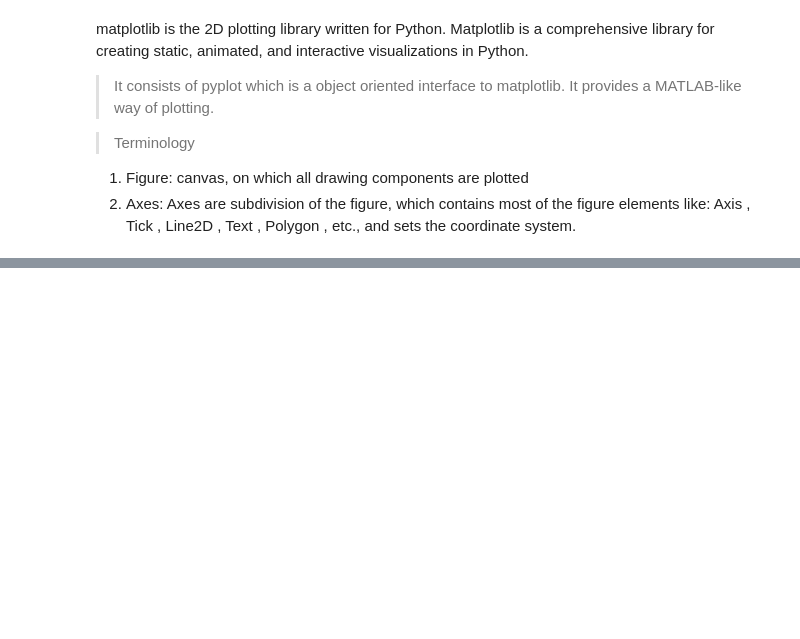
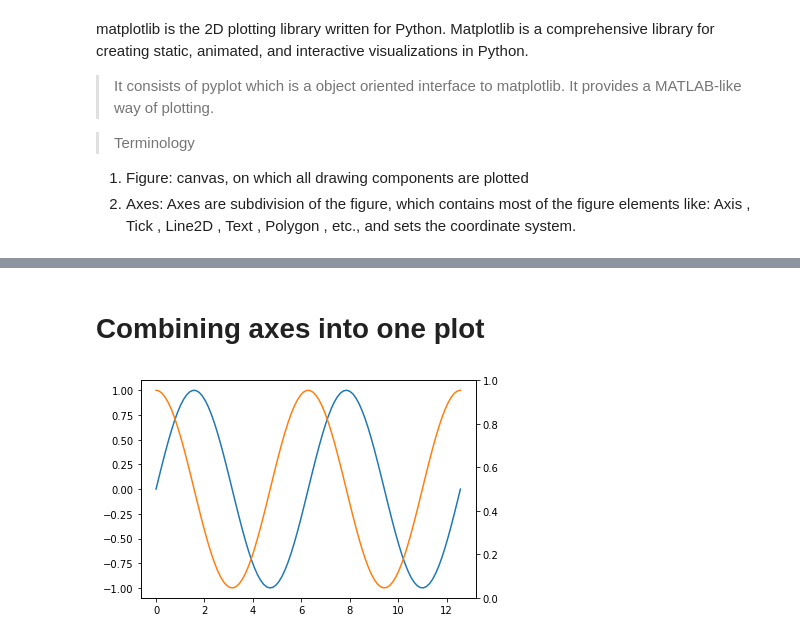
Before and after one commit to Rahul14237/python, a Jupyter notebook: learnings/matplotlib_learnings.ipynb, the cells around one changed output, grey strips where cells are left out. Cells and saved outputs as stored; diff of their text form; code cells hidden in the pictures; blank space fills up the shorter version.

```diff
--- a/learnings/matplotlib_learnings.ipynb
+++ b/learnings/matplotlib_learnings.ipynb
@@ -14,0 +40,23 @@ matplotlib is the 2D plotting library written for Python. Matplotlib is a compre
+# %% [markdown]
+# Combining axes into one plot
+# %%
+import numpy as np
+import matplotlib.pyplot as plt
+
+# Create the figure and two axes
+fig, ax1 = plt.subplots(1, 1)
+ax2 = ax1.twinx() # sharing x-axis of both axes
+
+# Create a plot of y = sinx(x) on the first axes
+x1 = np.linspace(0, 4 * np.pi, 100)
+y1 = np.sin(x1)
+ax1.plot(x1, y1)
+# Create a plot of y = cos(x) on the second axes
+x2 = np.linspace(0, 4 * np.pi, 100)
+y2 = np.cos(x1)
+ax1.plot(x2, y2)
+
+# Save the figure
+plt.savefig('sine_cos_overlap.jpg')
+# %% [output]
+[figure, added]
```
Also changed, not shown: parts of 3 cells of this notebook.
